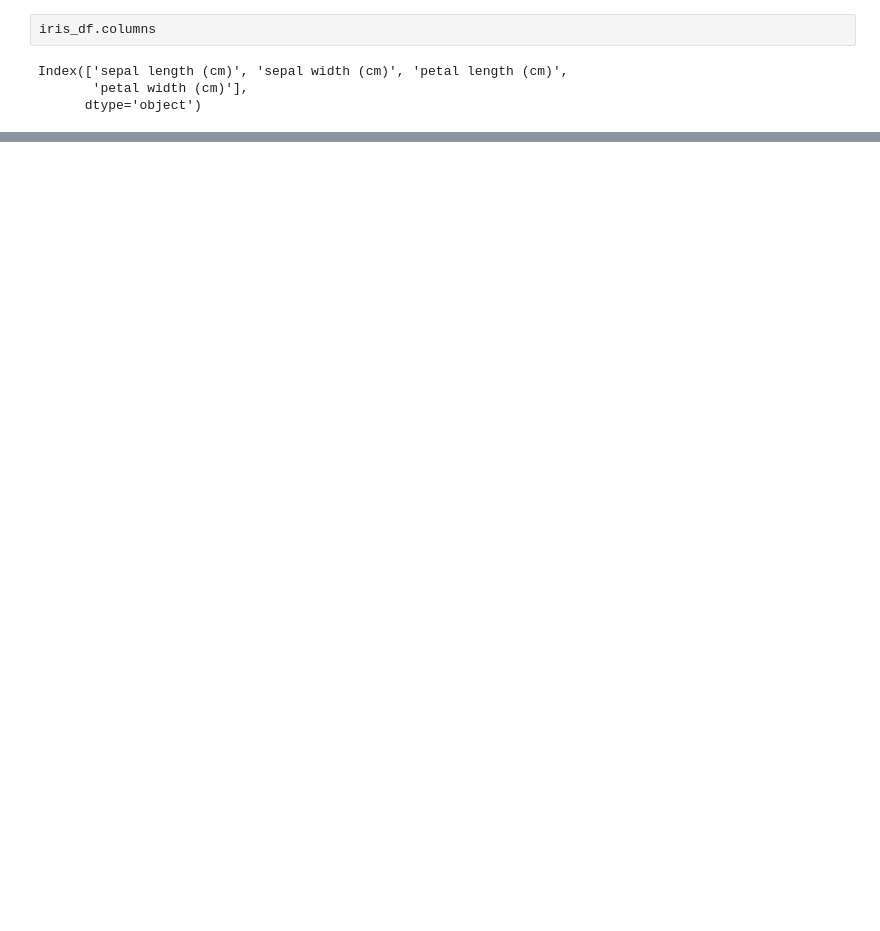
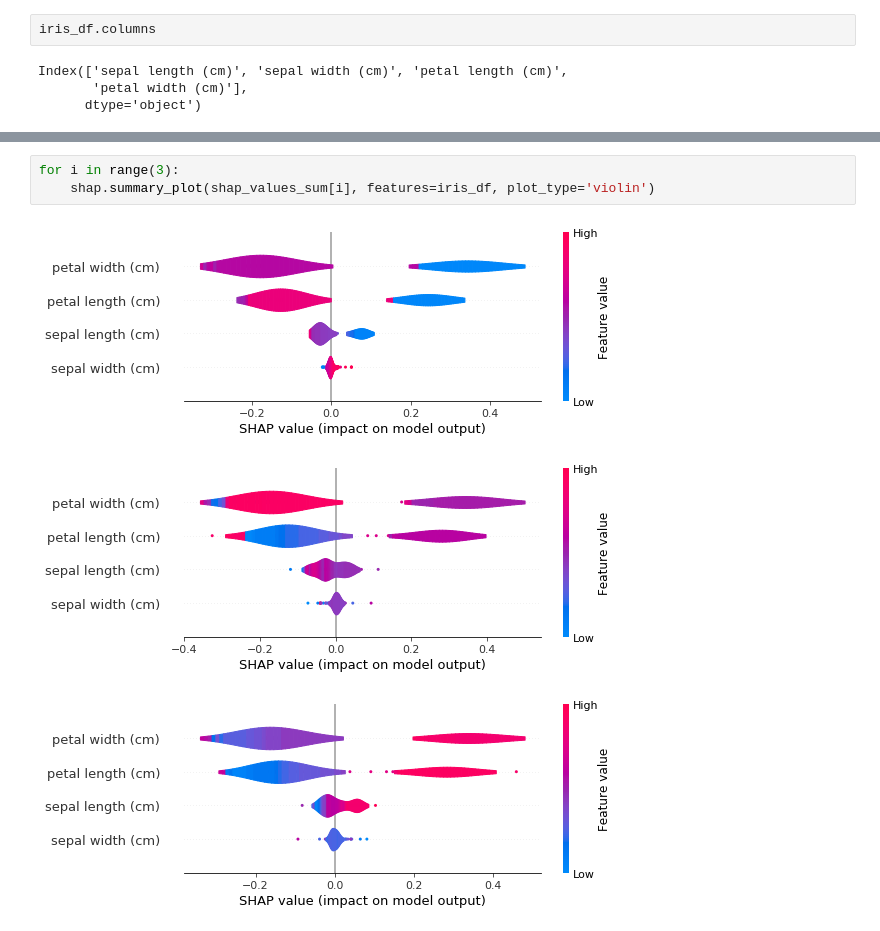
Before and after one commit to ysko909/work_shap, a Jupyter notebook: shap_sample_randomforest.ipynb, the cells around one changed output, grey strips where cells are left out. Saved outputs shown, nothing was run; the diff lists cells and outputs as text; blank space fills up the shorter version.

```diff
--- a/shap_sample_randomforest.ipynb
+++ b/shap_sample_randomforest.ipynb
@@ -83,0 +118,7 @@ NameError: name 'shap_values_dep' is not defined
+# %%
+for i in range(3):
+    shap.summary_plot(shap_values_sum[i], features=iris_df, plot_type='violin')
+# %% [output]
+[figure, added]
+[figure, added]
+[figure, added]
```
Also changed, not shown: parts of 16 cells of this notebook, 1 other file.
